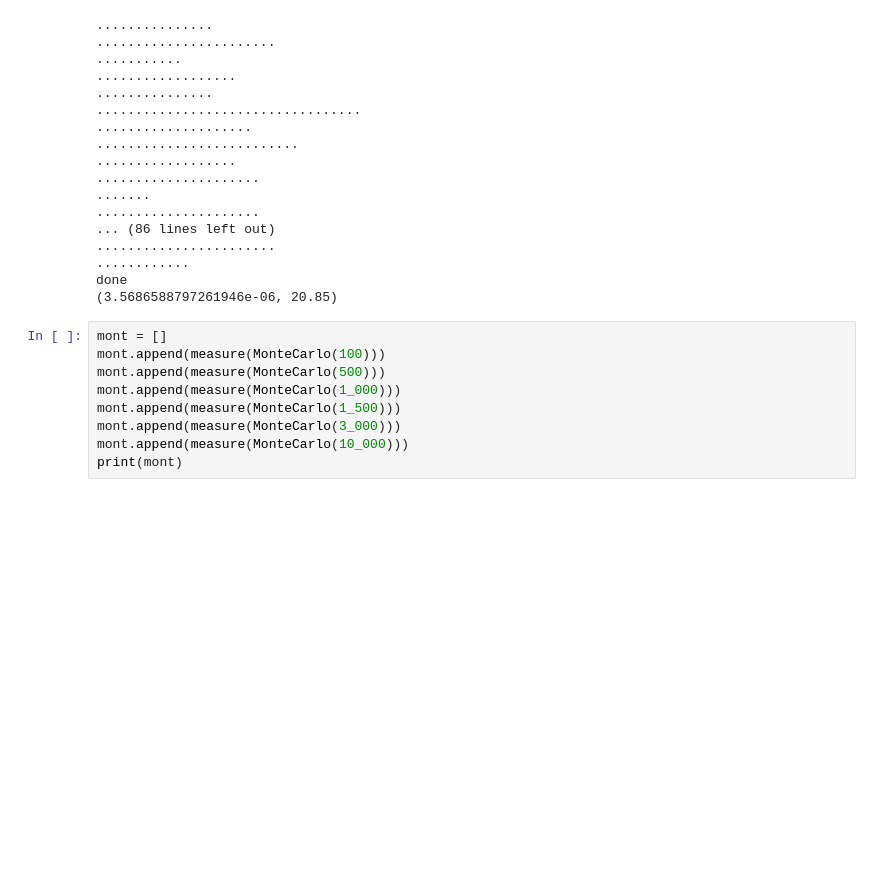
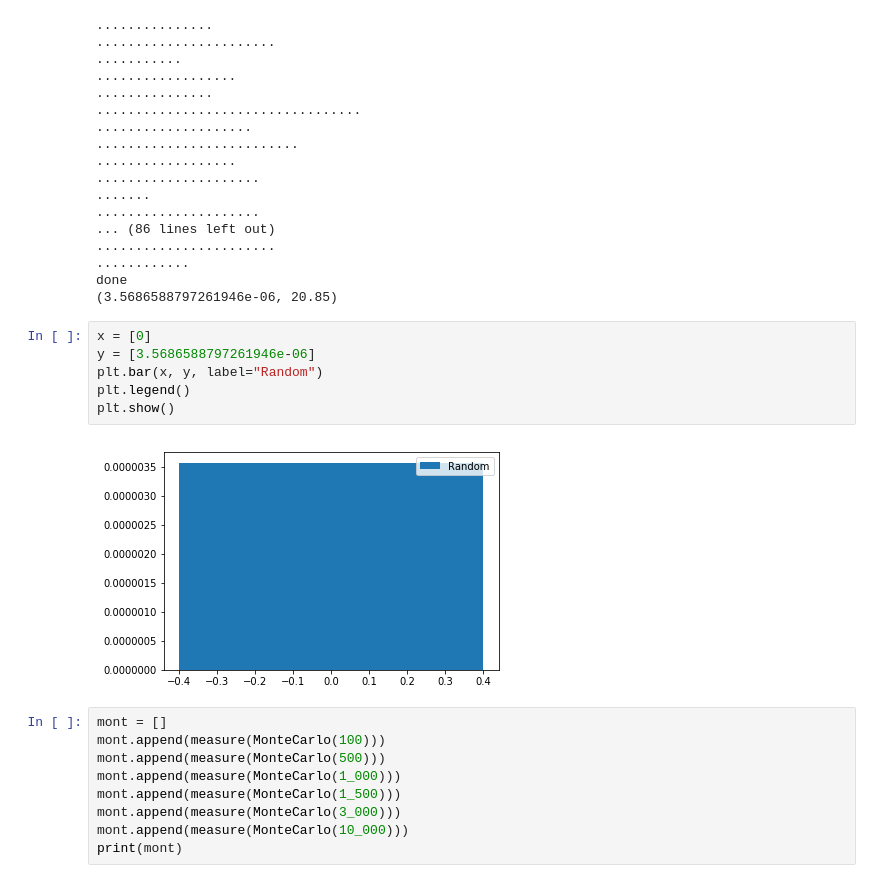
Before and after one commit to gr4cza/Connect4_AI, a Jupyter notebook: notebooks/Measure_agent.ipynb, the cells around one changed output. Saved outputs shown, nothing was run; the diff lists cells and outputs as text; blank space fills up the shorter version.

```diff
--- a/notebooks/Measure_agent.ipynb
+++ b/notebooks/Measure_agent.ipynb
@@ -64,6 +63,14 @@ print(measure(RandomAgent))
 ............
 done
 (3.5686588797261946e-06, 20.85)
+# %%
+x = [0]
+y = [3.5686588797261946e-06]
+plt.bar(x, y, label="Random")
+plt.legend()
+plt.show()
+# %% [output]
+[figure, added]
 # %%
 mont = []
 mont.append(measure(MonteCarlo(100)))
```
Also changed, not shown: parts of 4 cells of this notebook, 3 other files.
